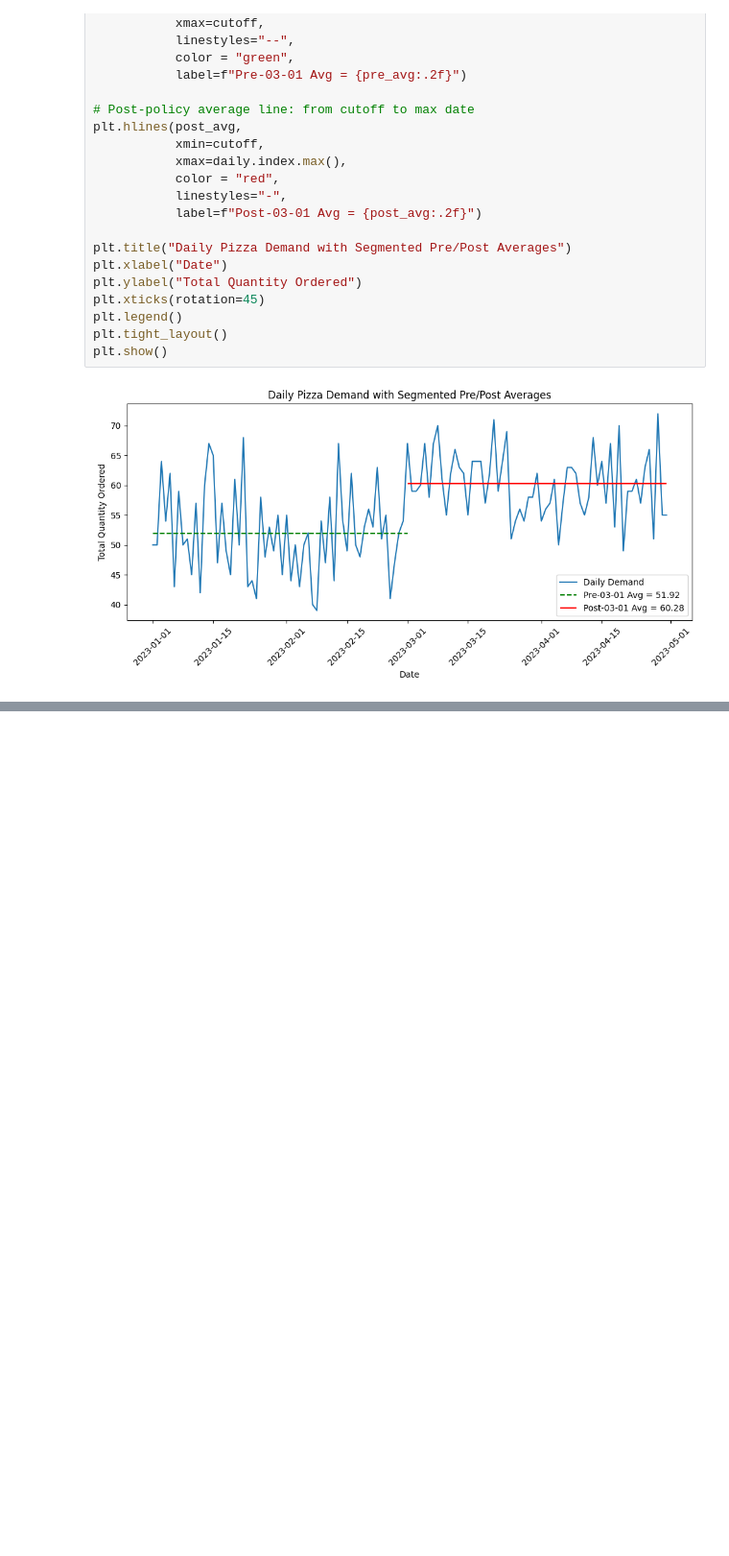
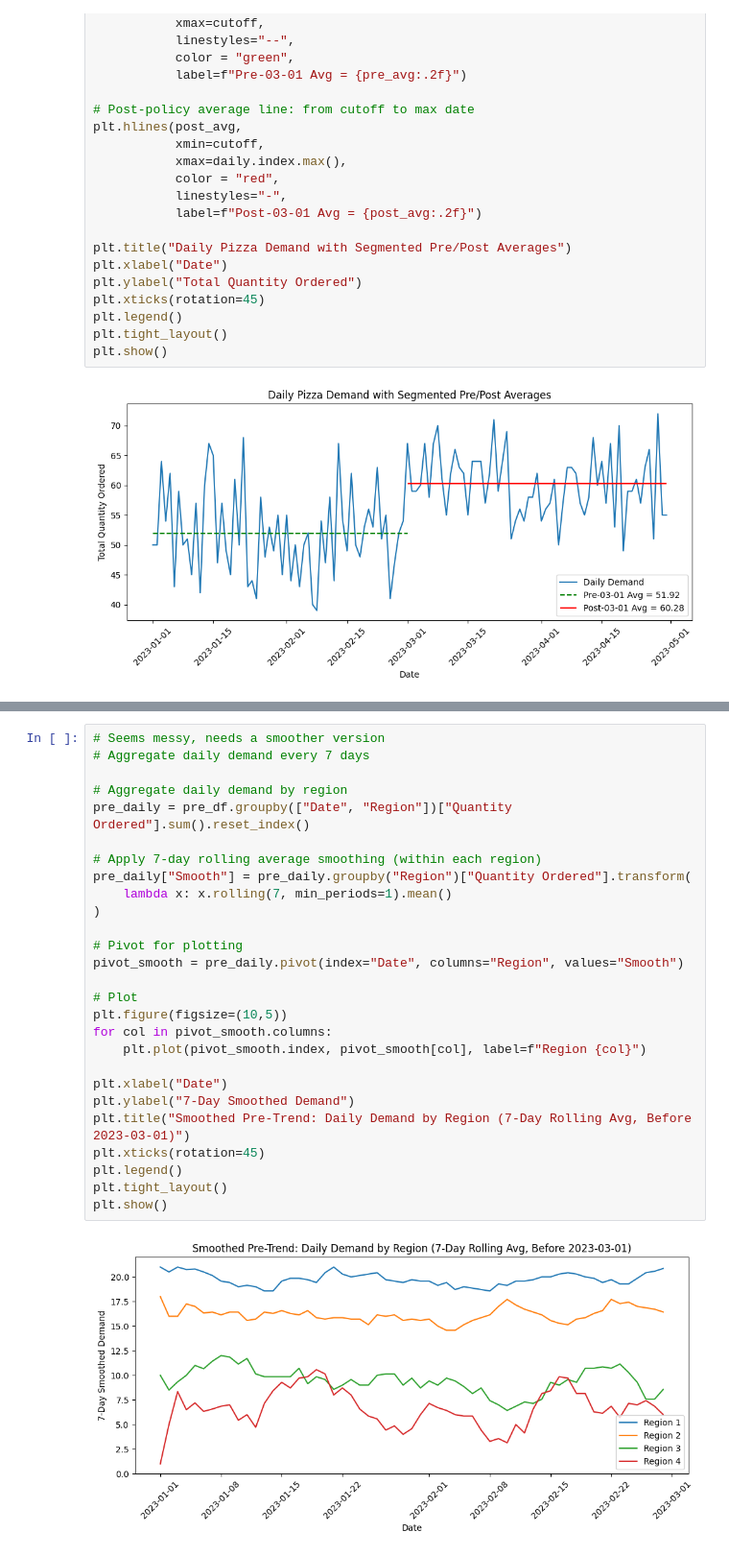
Before and after one commit to syuazusa/DBA5101-Group-Project-3, a Jupyter notebook: GP3.ipynb, the cells around one changed output, grey strips where cells are left out. Shown at 96% size. Cells and saved outputs as stored; diff of their text form; blank space fills up the shorter version.

```diff
--- a/GP3.ipynb
+++ b/GP3.ipynb
@@ -192,0 +295,29 @@ plt.show()
+# %%
+# Seems messy, needs a smoother version
+# Aggregate daily demand every 7 days
+
+# Aggregate daily demand by region
+pre_daily = pre_df.groupby(["Date", "Region"])["Quantity Ordered"].sum().reset_index()
+
+# Apply 7-day rolling average smoothing (within each region)
+pre_daily["Smooth"] = pre_daily.groupby("Region")["Quantity Ordered"].transform(
+    lambda x: x.rolling(7, min_periods=1).mean()
+)
+
+# Pivot for plotting
+pivot_smooth = pre_daily.pivot(index="Date", columns="Region", values="Smooth")
+
+# Plot
+plt.figure(figsize=(10,5))
+for col in pivot_smooth.columns:
+    plt.plot(pivot_smooth.index, pivot_smooth[col], label=f"Region {col}")
+
+plt.xlabel("Date")
+plt.ylabel("7-Day Smoothed Demand")
+plt.title("Smoothed Pre-Trend: Daily Demand by Region (7-Day Rolling Avg, Before 2023-03-01)")
+plt.xticks(rotation=45)
+plt.legend()
+plt.tight_layout()
+plt.show()
+# %% [output]
+[figure, added]
```
Also changed, not shown: parts of 14 cells of this notebook.
